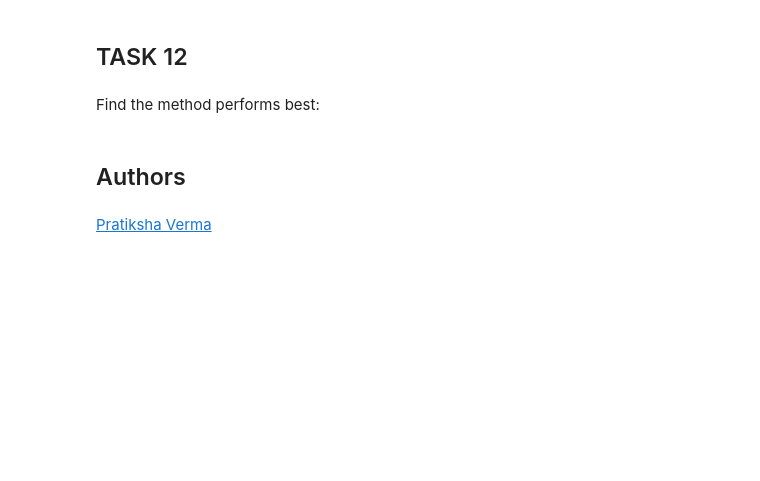
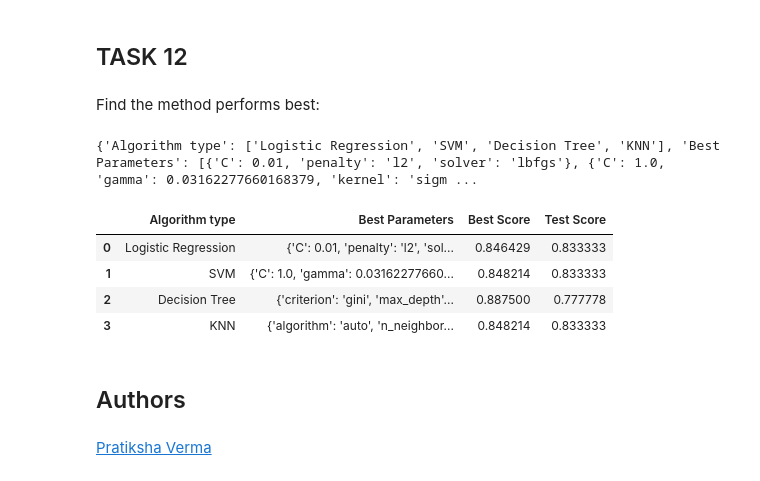
Before and after one commit to faridahr/Coursera-IBM-Data-Science-Certification-Capstone-Project, a Jupyter notebook: SpaceX_Machine_Learning_Prediction_Part_5.jupyterlite.ipynb, the cells around one changed output. Drawn from its saved outputs; the diff is of its cells as text; code cells hidden in the pictures; blank space fills up the shorter version.

```diff
--- a/SpaceX_Machine_Learning_Prediction_Part_5.jupyterlite.ipynb
+++ b/SpaceX_Machine_Learning_Prediction_Part_5.jupyterlite.ipynb
@@ -362,6 +383,20 @@ plot_confusion_matrix(Y_test,yhat)
 ## TASK  12
 # %% [markdown]
 Find the method performs best:
+# %%
+dict = {'Algorithm type':['Logistic Regression', 'SVM', 'Decision Tree', 'KNN'],
+        'Best Parameters':[logreg_cv.best_params_, svm_cv.best_params_, tree_cv.best_params_, KNN_cv.best_params_],
+        'Best Score':[logreg_cv.best_score_, svm_cv.best_score_, tree_cv.best_score_, KNN_cv.best_score_],
+        'Test Score':[logreg_cv.score(X_test, Y_test), svm_cv.score(X_test, Y_test), tree_cv.score(X_test, Y_test), KNN_cv.score(X_test, Y_test)]}
+print(dict)
+pd.DataFrame(dict)
+# %% [output]
+{'Algorithm type': ['Logistic Regression', 'SVM', 'Decision Tree', 'KNN'], 'Best Parameters': [{'C': 0.01, 'penalty': 'l2', 'solver': 'lbfgs'}, {'C': 1.0, 'gamma': 0.03162277660168379, 'kernel': 'sigm ...
+|  | Algorithm type | Best Parameters | Best Score | Test Score |
+| 0 | Logistic Regression | {'C': 0.01, 'penalty': 'l2', 'sol... | 0.846429 | 0.833333 |
+| 1 | SVM | {'C': 1.0, 'gamma': 0.03162277660... | 0.848214 | 0.833333 |
+| 2 | Decision Tree | {'criterion': 'gini', 'max_depth'... | 0.887500 | 0.777778 |
+| 3 | KNN | {'algorithm': 'auto', 'n_neighbor... | 0.848214 | 0.833333 |
 # %% [markdown]
 ## Authors
 # %% [markdown]
```
Also changed, not shown: parts of 8 cells of this notebook.
